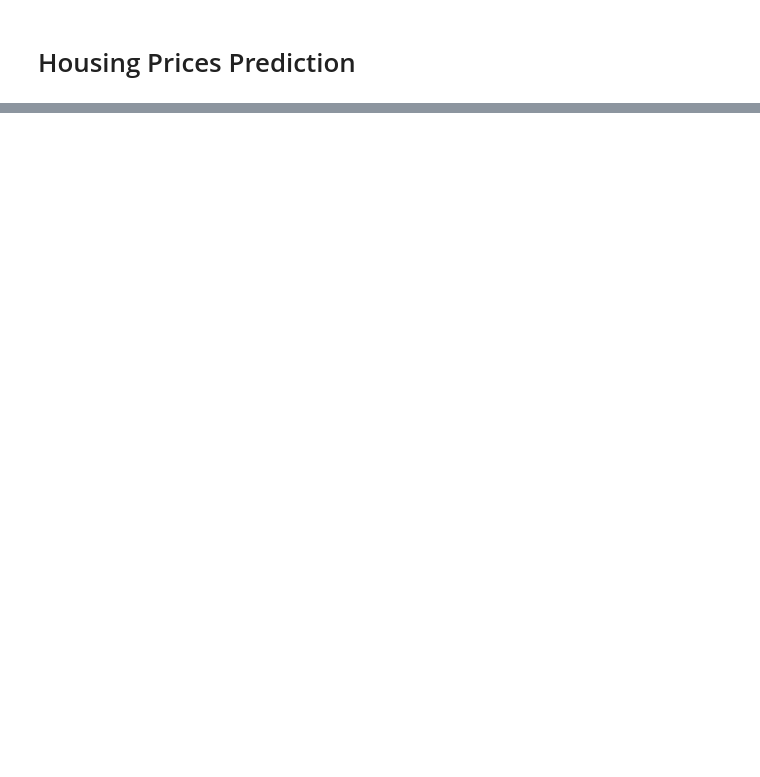
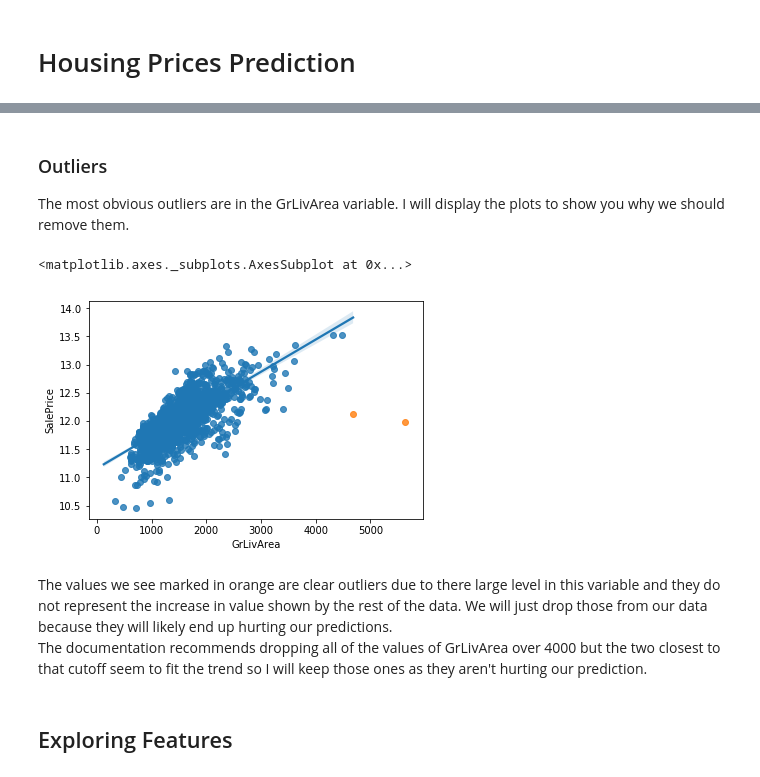
Before and after one commit to benbranchflower/applied_machine_learning, a Jupyter notebook: house_price_prediction.ipynb, the cells around one changed output, grey strips where cells are left out. Saved outputs shown, nothing was run; the diff lists cells and outputs as text; code cells hidden in the pictures; blank space fills up the shorter version.

```diff
--- a/house_price_prediction.ipynb
+++ b/house_price_prediction.ipynb
@@ -142,0 +108,13 @@ train['SalePrice']
+# %% [markdown]
+### Outliers
+The most obvious outliers are in the GrLivArea variable. I will display the plots to show you why we should remove them.
+# %%
+sns.regplot(train['GrLivArea'][train['GrLivArea'] < 4500], np.log(y[train['GrLivArea'] < 4500]))
+sns.regplot(train['GrLivArea'][train['GrLivArea'] > 4500], np.log(y[train['GrLivArea'] > 4500]),
+           fit_reg=False)
+# %% [output]
+<matplotlib.axes._subplots.AxesSubplot at 0x...>
+[figure, added]
+# %% [markdown]
+The values we see marked in orange are clear outliers due to there large level in this variable and they do not represent the increase in value shown by the rest of the data. We will just drop those from our data because they will likely end up hurting our predictions.
+The documentation recommends dropping all of the values of GrLivArea over 4000 but the two closest to that cutoff seem to fit the trend so I will keep those ones as they aren't hurting our prediction.
@@ -142,0 +124,2 @@ train['SalePrice']
+# %% [markdown]
+## Exploring Features
```
Also changed, not shown: parts of 65 cells of this notebook, 1 other file.
